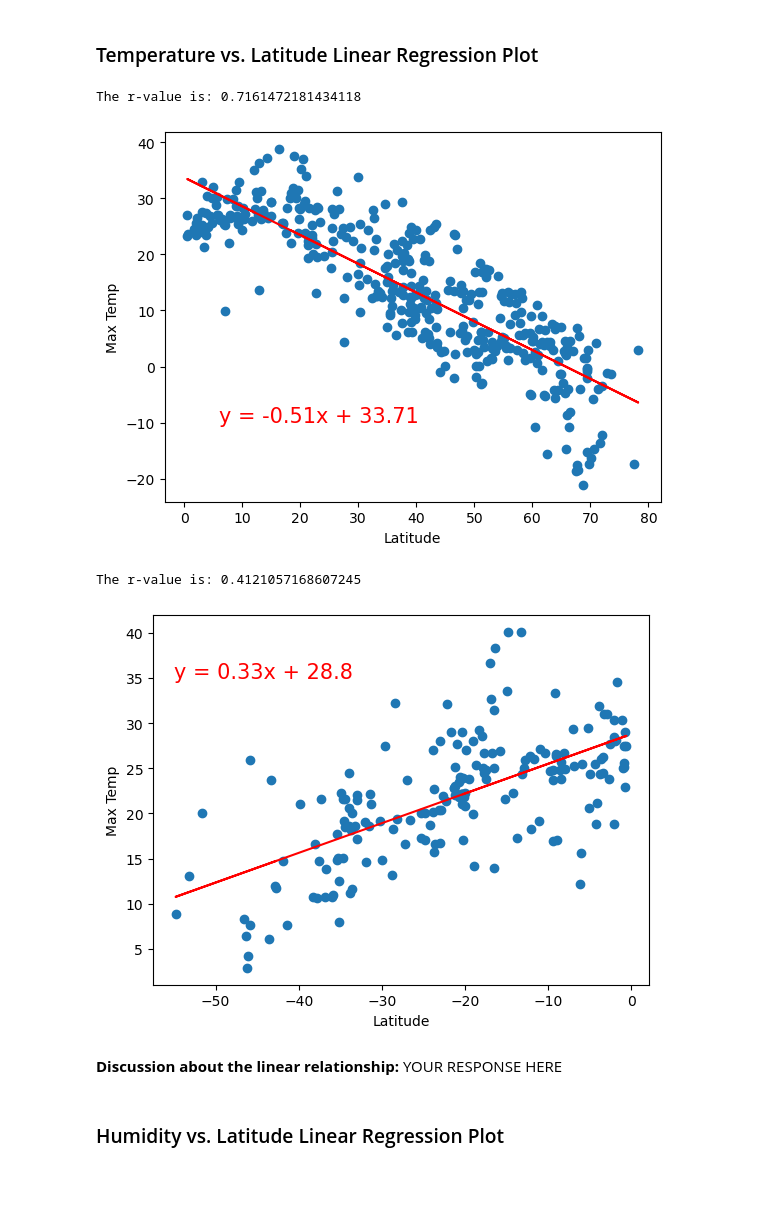
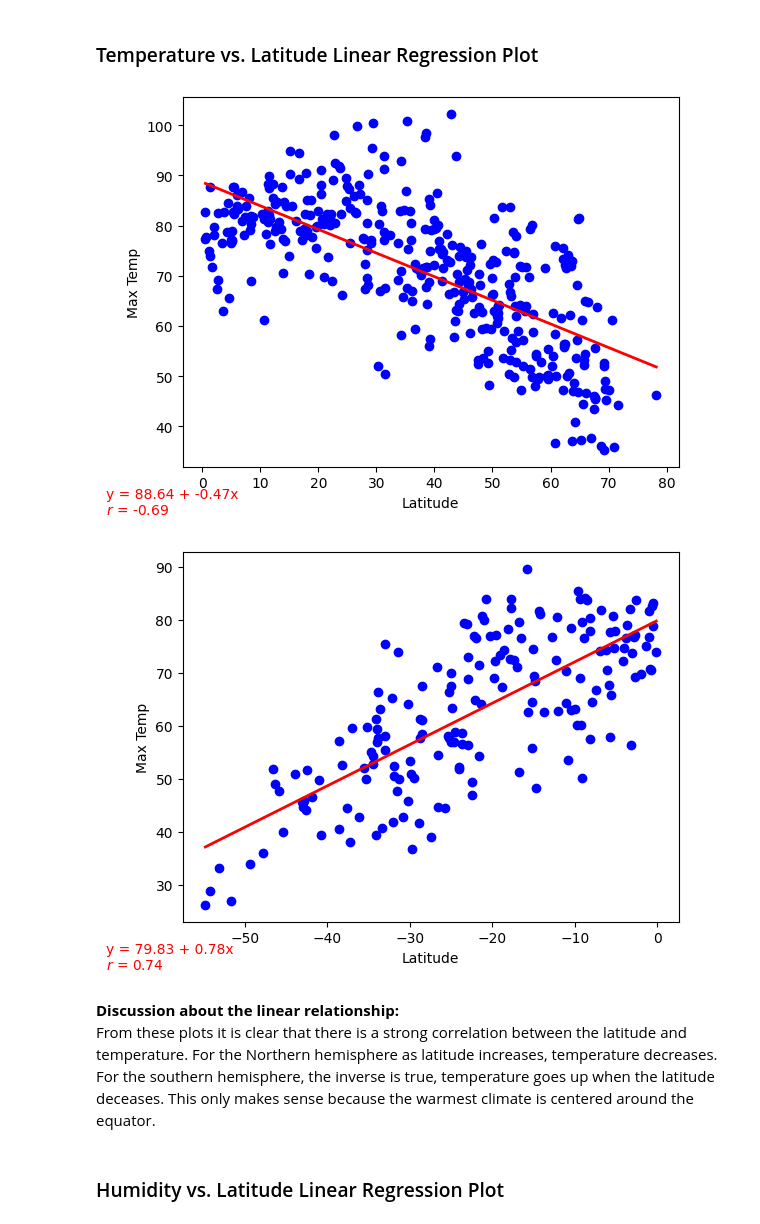
Before and after one commit to TheresaFregoso/python-api-challenge, a Jupyter notebook: WeatherPy/WeatherPy.ipynb, the cells around one changed output. Drawn from its saved outputs; the diff is of its cells as text; code cells hidden in the pictures; blank space fills up the shorter version.

```diff
--- a/WeatherPy/WeatherPy.ipynb
+++ b/WeatherPy/WeatherPy.ipynb
@@ -273,6 +276,35 @@ plt.show()
+# %%
+# Define a function to create Linear Regression plots
+def plot_linear_regression(x, y, xlabel='X', ylabel='Y', marker='o'):
+    # Perform linear regression
+    slope, intercept, r_value, p_value, std_err = stats.linregress(x, y)
+
+    # Create the regression line
+    x_reg = np.linspace(min(x), max(x), 100)
+    y_reg = intercept + slope * x_reg
+
+    # Plot the data points
+    plt.scatter(x, y, color='blue', label='Data points', marker=marker)
+
+    # Plot the regression line
+    plt.plot(x_reg, y_reg, color='red', linewidth=2, label='Regression line')
+
+  # Add regression equation and r-value to the plot
+    equation_text = f'y = {intercept:.2f} + {slope:.2f}x\n$r$ = {r_value:.2f}'
+
+    # Place the text in the bottom-left corner
+    plt.figtext(0.005, 0.005, equation_text, fontsize=10, color='red', ha='left', va='bottom')
+
+
+    # Add labels and title
+    plt.xlabel(xlabel)
+    plt.ylabel(ylabel)
+
+    # Display the plot
+    plt.show()
 # %%
 # Create a DataFrame with the Northern Hemisphere data (Latitude >= 0)
-# YOUR CODE HERE
+northern_hemi_df = city_data_df[city_data_df['Lat'] >= 0]
 
 # Display sample data
 northern_hemi_df.head()
@@ -302,17 +334,16 @@ southern_hemi_df.head()
 ###  Temperature vs. Latitude Linear Regression Plot
 # %%
 # Linear regression on Northern Hemisphere
-# YOUR CODE HERE
+plot_linear_regression(northern_hemi_df["Lat"], northern_hemi_df["Max Temp"], xlabel='Latitude', ylabel='Max Temp')
 # %% [output]
-The r-value is: 0.7161472181434118
-[figure, old version]
+[figure, new version]
 # %%
 # Linear regression on Southern Hemisphere
-# YOUR CODE HERE
+plot_linear_regression(southern_hemi_df["Lat"], southern_hemi_df["Max Temp"], xlabel='Latitude', ylabel='Max Temp')
 # %% [output]
-The r-value is: 0.4121057168607245
-[figure, old version]
+[figure, new version]
-# %% [markdown]
-**Discussion about the linear relationship:** YOUR RESPONSE HERE
+# %% [markdown]
+**Discussion about the linear relationship:**
+From these plots it is clear that there is a strong correlation between the latitude and temperature. For the Northern hemisphere as latitude increases, temperature decreases. For the southern hemisphere, the inverse is true, temperature goes up when the latitude deceases. This only makes sense because the warmest climate is centered around the equator.
 # %% [markdown]
 ### Humidity vs. Latitude Linear Regression Plot
```
Also changed, not shown: parts of 31 cells of this notebook, 5 other files.
